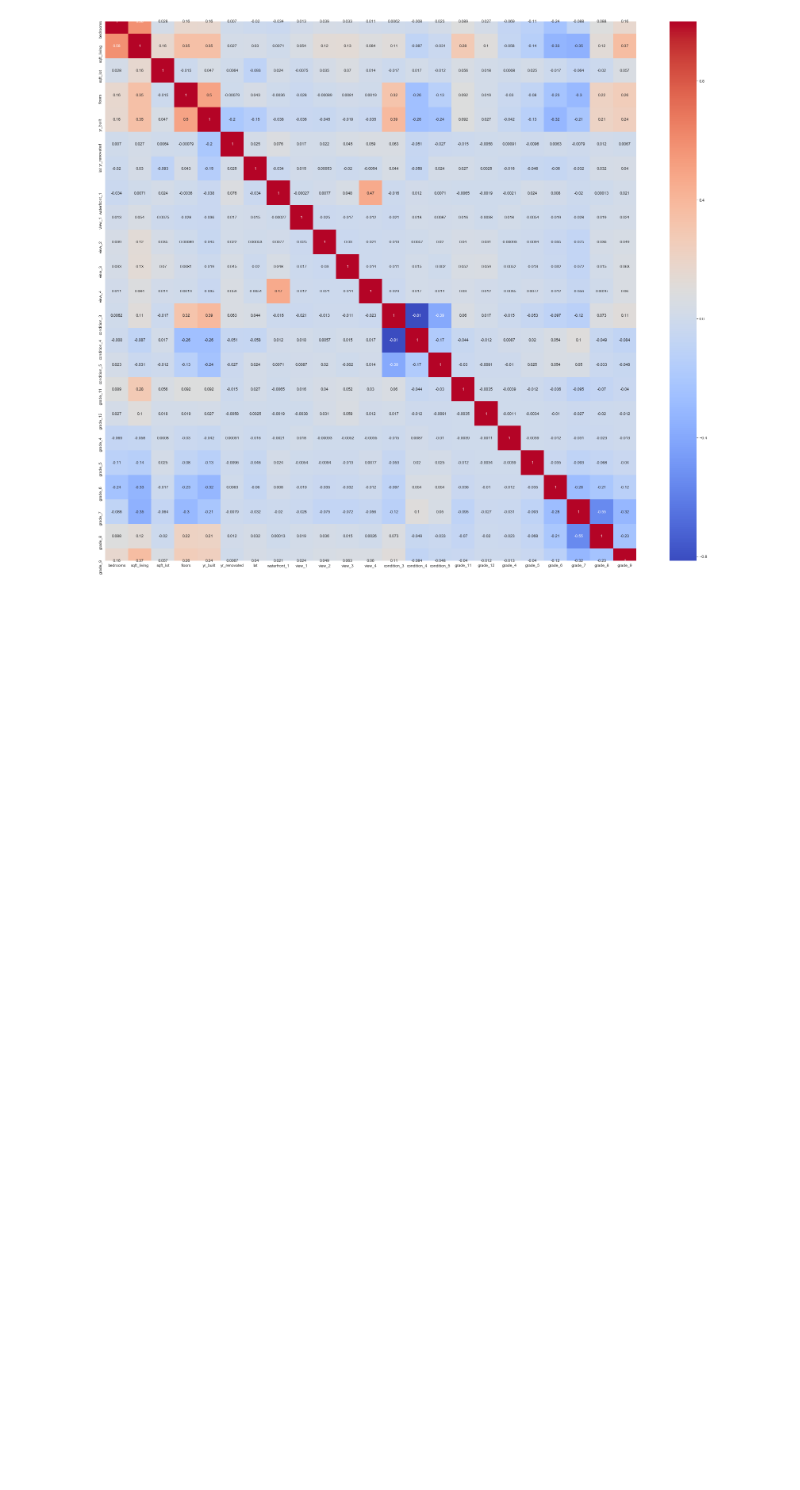
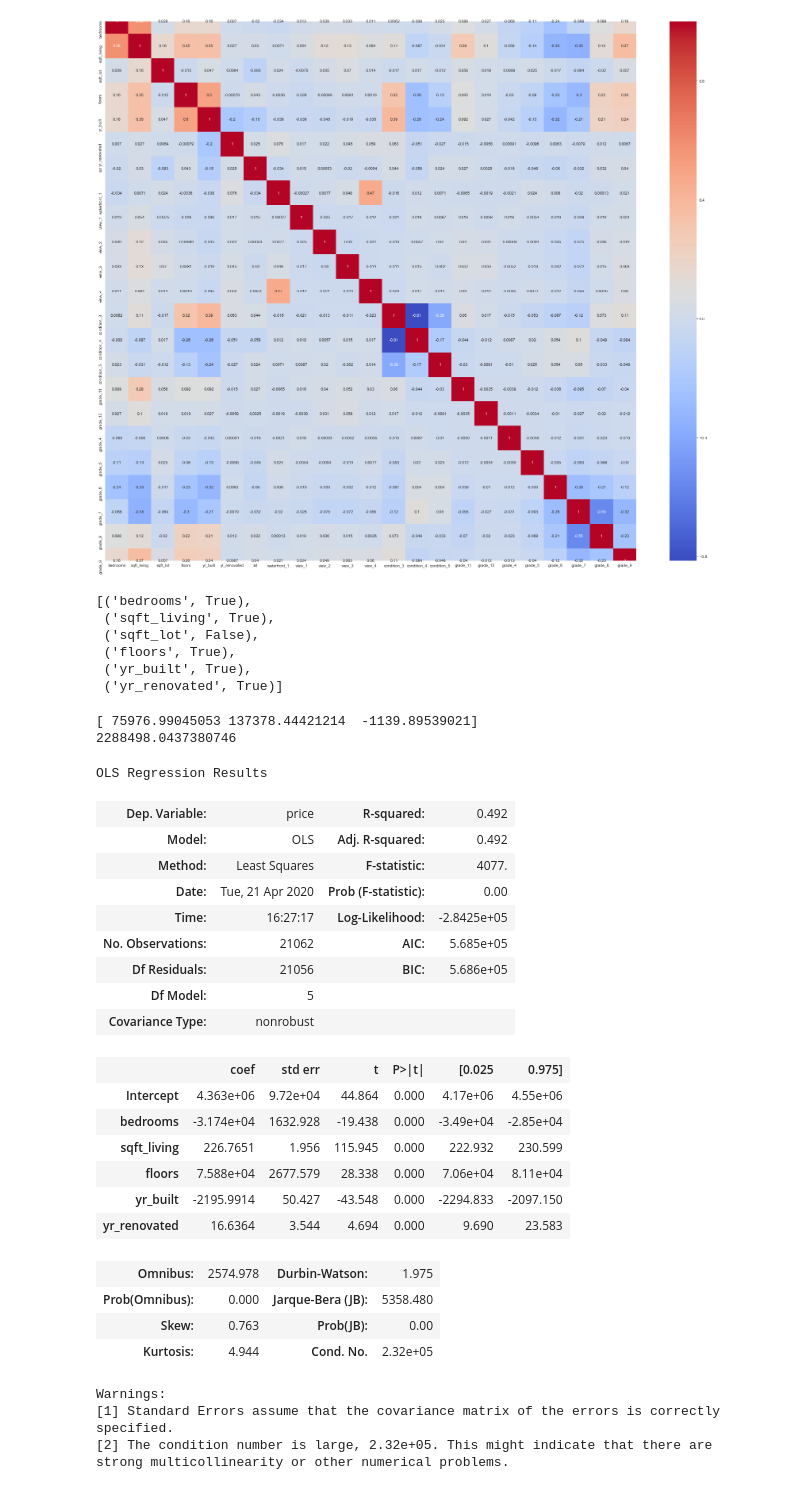
Before and after one commit to will4865/Predicting-Real-Estate-Prices, a Jupyter notebook: student.ipynb, the cells around one changed output. Drawn from its saved outputs; the diff is of its cells as text; code cells hidden in the pictures; blank space fills up the shorter version.

```diff
--- a/student.ipynb
+++ b/student.ipynb
@@ -699,0 +723,54 @@ dtype: int64
+# %%
+list(zip(x_cols,selector.support_))
+# %% [output]
+[('bedrooms', True),
+ ('sqft_living', True),
+ ('sqft_lot', False),
+ ('floors', True),
+ ('yr_built', True),
+ ('yr_renovated', True)]
+# %%
+estimators = selector.estimator_
+print(estimators.coef_)
+print(estimators.intercept_)
+# %% [output]
+[ 75976.99045053 137378.44421214  -1139.89539021]
+2288498.0437380746
+# %%
+test_cols=['bedrooms',
+ 'sqft_living',
+ 'floors',
+ 'yr_built',
+ 'yr_renovated']
+# %%
+predictors = '+'.join(test_cols)
+formula = outcome + '~' + predictors
+model4 = ols(formula=formula,data=df_clean).fit()
+# %%
+model4.summary()
+# %% [output]
+OLS Regression Results
+| Dep. Variable: | price | R-squared: | 0.492 |
+| Model: | OLS | Adj. R-squared: | 0.492 |
+| Method: | Least Squares | F-statistic: | 4077. |
+| Date: | Tue, 21 Apr 2020 | Prob (F-statistic): | 0.00 |
+| Time: | 16:27:17 | Log-Likelihood: | -2.8425e+05 |
+| No. Observations: | 21062 | AIC: | 5.685e+05 |
+| Df Residuals: | 21056 | BIC: | 5.686e+05 |
+| Df Model: | 5 |  |  |
+| Covariance Type: | nonrobust |  |  |
+|  | coef | std err | t | P>|t| | [0.025 | 0.975] |
+| Intercept | 4.363e+06 | 9.72e+04 | 44.864 | 0.000 | 4.17e+06 | 4.55e+06 |
+| bedrooms | -3.174e+04 | 1632.928 | -19.438 | 0.000 | -3.49e+04 | -2.85e+04 |
+| sqft_living | 226.7651 | 1.956 | 115.945 | 0.000 | 222.932 | 230.599 |
+| floors | 7.588e+04 | 2677.579 | 28.338 | 0.000 | 7.06e+04 | 8.11e+04 |
+| yr_built | -2195.9914 | 50.427 | -43.548 | 0.000 | -2294.833 | -2097.150 |
+| yr_renovated | 16.6364 | 3.544 | 4.694 | 0.000 | 9.690 | 23.583 |
+| Omnibus: | 2574.978 | Durbin-Watson: | 1.975 |
+| Prob(Omnibus): | 0.000 | Jarque-Bera (JB): | 5358.480 |
+| Skew: | 0.763 | Prob(JB): | 0.00 |
+| Kurtosis: | 4.944 | Cond. No. | 2.32e+05 |
+Warnings:
+[1] Standard Errors assume that the covariance matrix of the errors is correctly specified.
+[2] The condition number is large, 2.32e+05. This might indicate that there are
+strong multicollinearity or other numerical problems.
```
Also changed, not shown: parts of 6 cells of this notebook.
